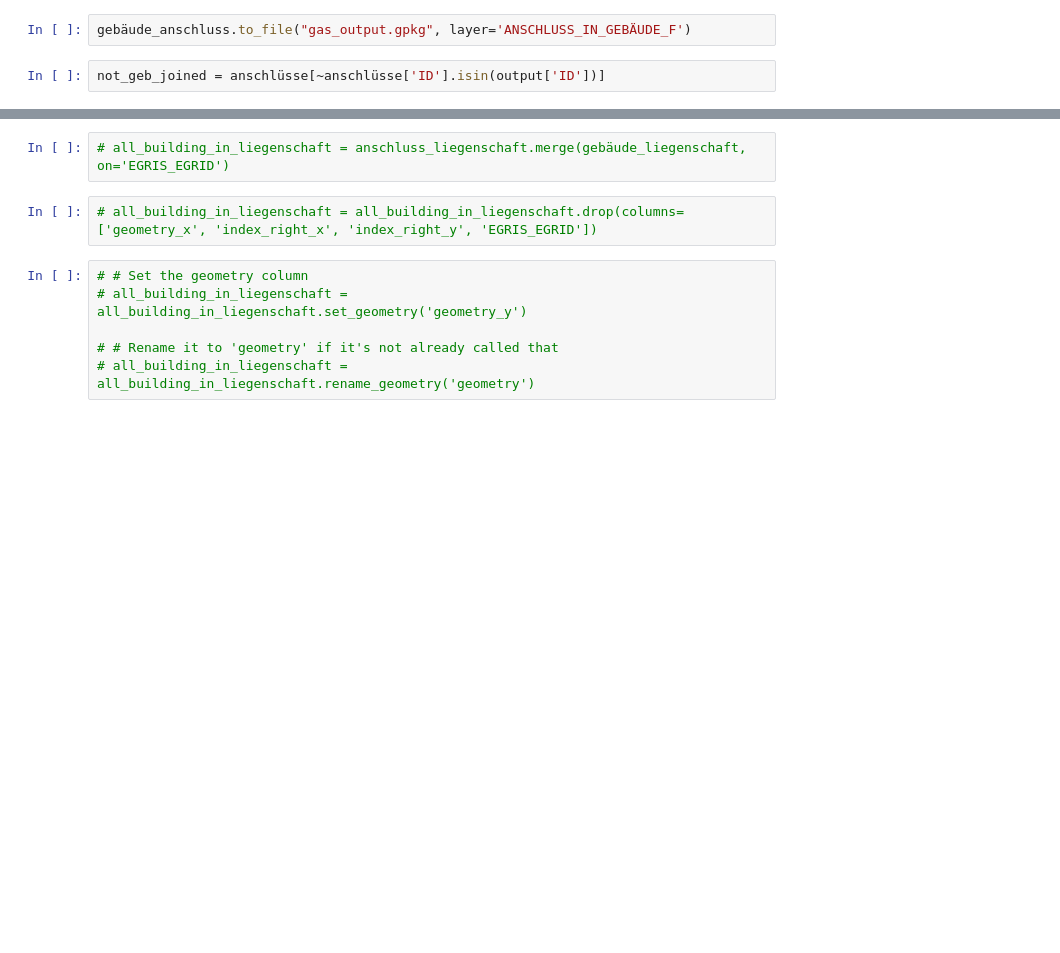
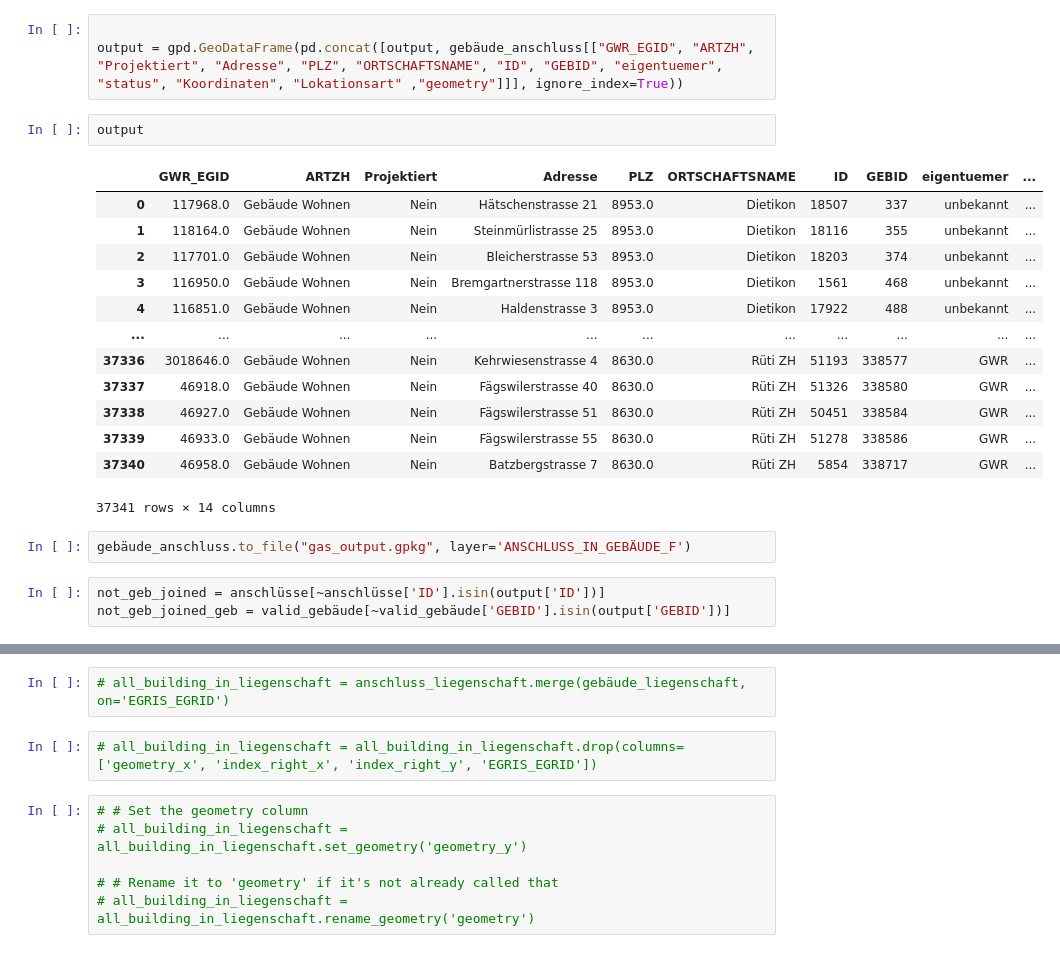
Before and after one commit to riglu/GWR, a Jupyter notebook: gas/gas.ipynb, the cells around one changed output, grey strips where cells are left out. Drawn from its saved outputs; the diff is of its cells as text; blank space fills up the shorter version.

```diff
--- a/gas/gas.ipynb
+++ b/gas/gas.ipynb
@@ -159,7 +177,27 @@ output = gpd.GeoDataFrame(pd.concat([output, gebäude_anschluss[["GWR_EGID", "BF
+# %%
+
+output = gpd.GeoDataFrame(pd.concat([output, gebäude_anschluss[["GWR_EGID", "ARTZH", "Projektiert", "Adresse", "PLZ", "ORTSCHAFTSNAME", "ID", "GEBID", "eigentuemer", "status", "Koordinaten", "Lokationsart" ,"geometry"]]], ignore_index=True))
 # %%
-gebäude_anschluss.to_file("gas_output.gpkg", layer='ANSCHLUSS_IN_GEBÄUDE_F')
+output
+# %% [output]
+|  | GWR_EGID | ARTZH | Projektiert | Adresse | PLZ | ORTSCHAFTSNAME | ID | GEBID | eigentuemer | ... |
+| 0 | 117968.0 | Gebäude Wohnen | Nein | Hätschenstrasse 21 | 8953.0 | Dietikon | 18507 | 337 | unbekannt | ... |
+| 1 | 118164.0 | Gebäude Wohnen | Nein | Steinmürlistrasse 25 | 8953.0 | Dietikon | 18116 | 355 | unbekannt | ... |
+| 2 | 117701.0 | Gebäude Wohnen | Nein | Bleicherstrasse 53 | 8953.0 | Dietikon | 18203 | 374 | unbekannt | ... |
+| 3 | 116950.0 | Gebäude Wohnen | Nein | Bremgartnerstrasse 118 | 8953.0 | Dietikon | 1561 | 468 | unbekannt | ... |
+| 4 | 116851.0 | Gebäude Wohnen | Nein | Haldenstrasse 3 | 8953.0 | Dietikon | 17922 | 488 | unbekannt | ... |
+| ... | ... | ... | ... | ... | ... | ... | ... | ... | ... | ... |
+| 37336 | 3018646.0 | Gebäude Wohnen | Nein | Kehrwiesenstrasse 4 | 8630.0 | Rüti ZH | 51193 | 338577 | GWR | ... |
+| 37337 | 46918.0 | Gebäude Wohnen | Nein | Fägswilerstrasse 40 | 8630.0 | Rüti ZH | 51326 | 338580 | GWR | ... |
+| 37338 | 46927.0 | Gebäude Wohnen | Nein | Fägswilerstrasse 51 | 8630.0 | Rüti ZH | 50451 | 338584 | GWR | ... |
+| 37339 | 46933.0 | Gebäude Wohnen | Nein | Fägswilerstrasse 55 | 8630.0 | Rüti ZH | 51278 | 338586 | GWR | ... |
+| 37340 | 46958.0 | Gebäude Wohnen | Nein | Batzbergstrasse 7 | 8630.0 | Rüti ZH | 5854 | 338717 | GWR | ... |
+37341 rows × 14 columns
-# %%
-not_geb_joined = anschlüsse[~anschlüsse['ID'].isin(output['ID'])]
+# %%
+gebäude_anschluss.to_file("gas_output.gpkg", layer='ANSCHLUSS_IN_GEBÄUDE_F')
+# %%
+not_geb_joined = anschlüsse[~anschlüsse['ID'].isin(output['ID'])]
+not_geb_joined_geb = valid_gebäude[~valid_gebäude['GEBID'].isin(output['GEBID'])]
 # %%
 
 # ─────────────────────────────────────────────────────────────
```
Also changed, not shown: parts of 29 cells of this notebook, 1 other file.
